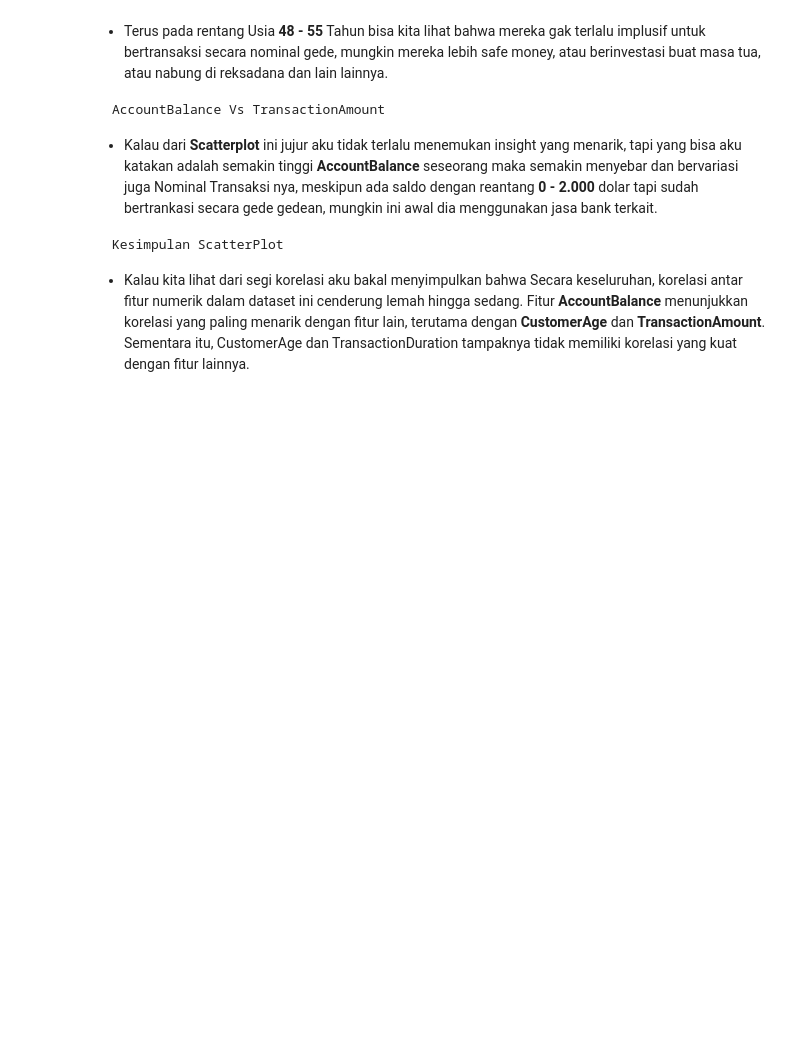
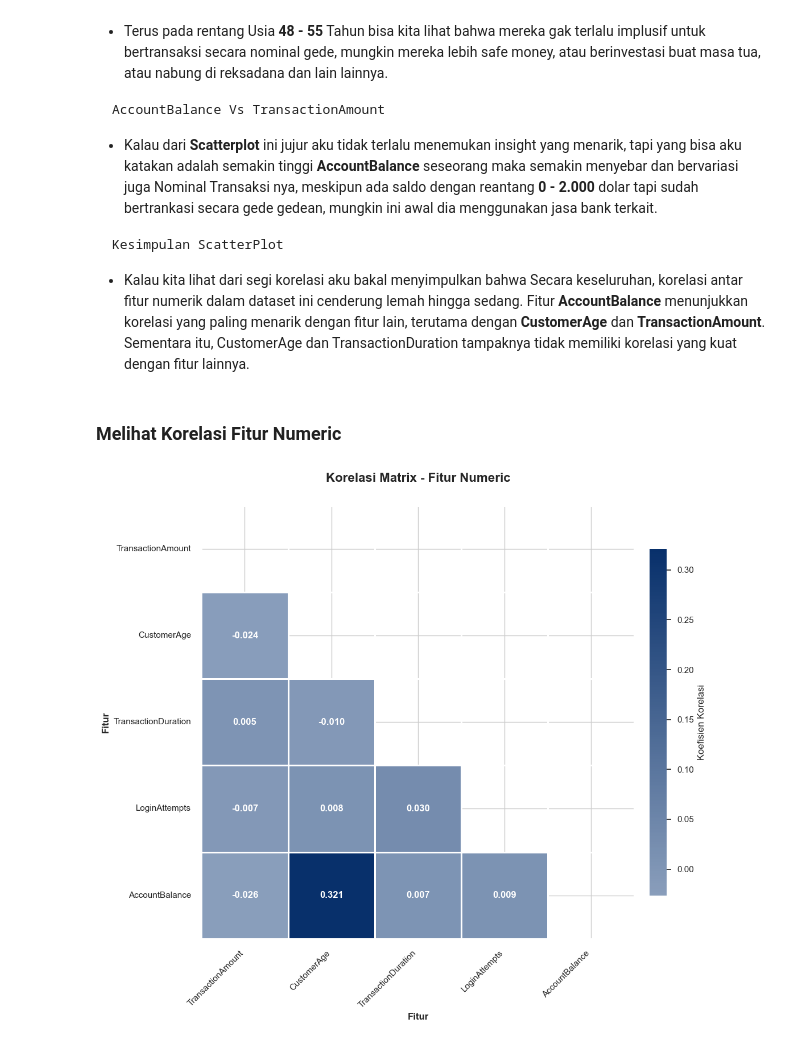
Before and after one commit to BagasNuryaman15/BMLP_SatriaDirgantaraNuryaman, a Jupyter notebook: [Clustering]BMLP_SatriaDirgantaraNuryaman.ipynb, the cells around one changed output. Drawn from its saved outputs; the diff is of its cells as text; code cells hidden in the pictures; blank space fills up the shorter version.

````diff
--- a/[Clustering]BMLP_SatriaDirgantaraNuryaman.ipynb
+++ b/[Clustering]BMLP_SatriaDirgantaraNuryaman.ipynb
@@ -317,3 +318,57 @@ AccountBalance Vs TransactionAmount
 Kesimpulan ScatterPlot
 ```
 - Kalau kita lihat dari segi korelasi aku bakal menyimpulkan bahwa Secara keseluruhan, korelasi antar fitur numerik dalam dataset ini cenderung lemah hingga sedang. Fitur **AccountBalance** menunjukkan korelasi yang paling menarik dengan fitur lain, terutama dengan **CustomerAge** dan **TransactionAmount**. Sementara itu, CustomerAge dan TransactionDuration tampaknya tidak memiliki korelasi yang kuat dengan fitur lainnya.
+# %% [markdown]
+### Melihat Korelasi Fitur Numeric
+# %%
+# Setup Figure
+fig, ax = plt.subplots(figsize=(14, 10))
+
+# Menghitung korelasi
+correlation_matrix = df[num_features].corr()
+
+# Masking untuk menghilangkan bagian atas dari heatmap
+mask = np.triu(np.ones_like(correlation_matrix, dtype=bool))
+
+# Custom warna untuk gaya gayaan dan estetika saja
+custom_blues = sns.blend_palette(['#f7fbff', '#08306b'], as_cmap=True)
+
+# Heatmap
+sns.heatmap(
+    correlation_matrix,
+    mask=mask,
+    annot=True,
+    fmt='.3f',
+    cmap=custom_blues,
+    center=0,
+    square=True,
+    linewidths=0.8,
+    cbar_kws={
+        "shrink": 0.8,
+        "label": "Koefisien Korelasi",
+        "orientation": "vertical",
+        "pad": 0.02
+    },
+    annot_kws={
+        'size': 12,
+        'weight': 'bold'
+    }
+)
+
+# Styling
+ax.set_title('Korelasi Matrix - Fitur Numeric', fontsize=16, fontweight='bold', pad=30)
+ax.set_xlabel('Fitur', fontsize=12, fontweight='bold')
+ax.set_ylabel('Fitur', fontsize=12, fontweight='bold')
+plt.xticks(rotation=45, ha='right', fontsize=11)
+plt.yticks(rotation=0, fontsize=11)
+
+# Menambahkan Border
+plt.gca().spines['top'].set_visible(False)
+plt.gca().spines['right'].set_visible(False)
+plt.gca().spines['bottom'].set_linewidth(0.5)
+plt.gca().spines['left'].set_linewidth(0.5)
+
+plt.tight_layout()
+plt.show()
+# %% [output]
+[figure, added]
````
Also changed, not shown: parts of 41 cells of this notebook.
